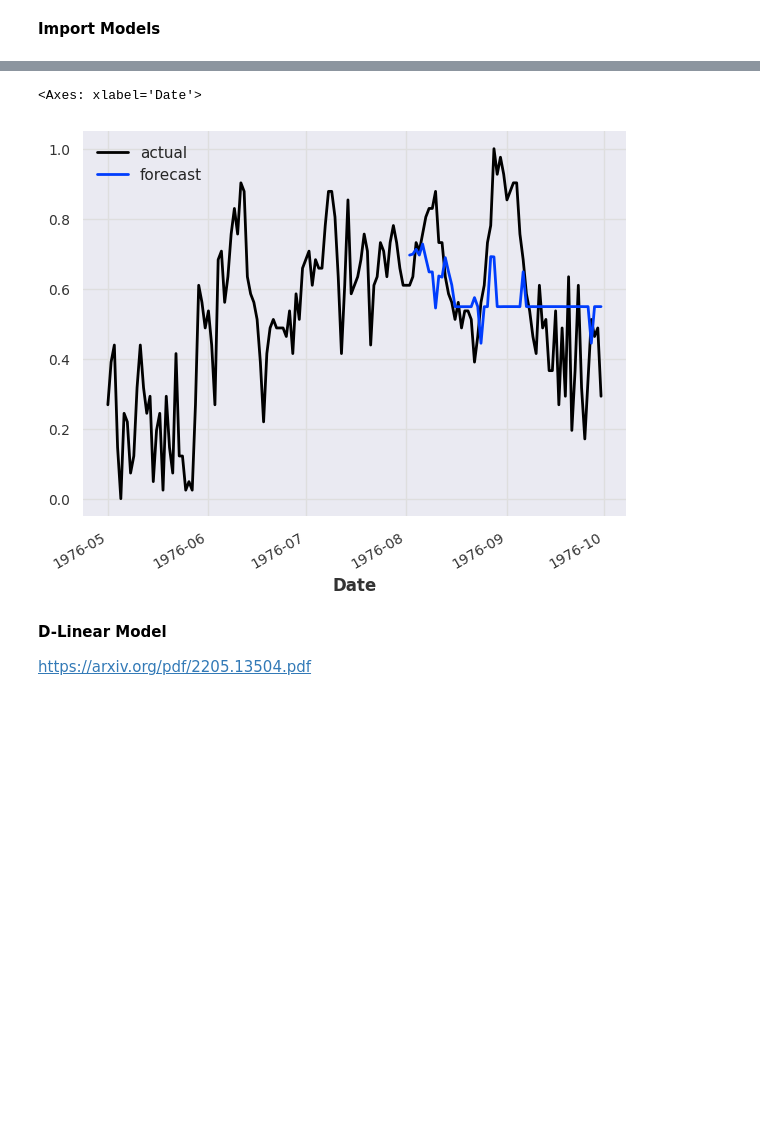
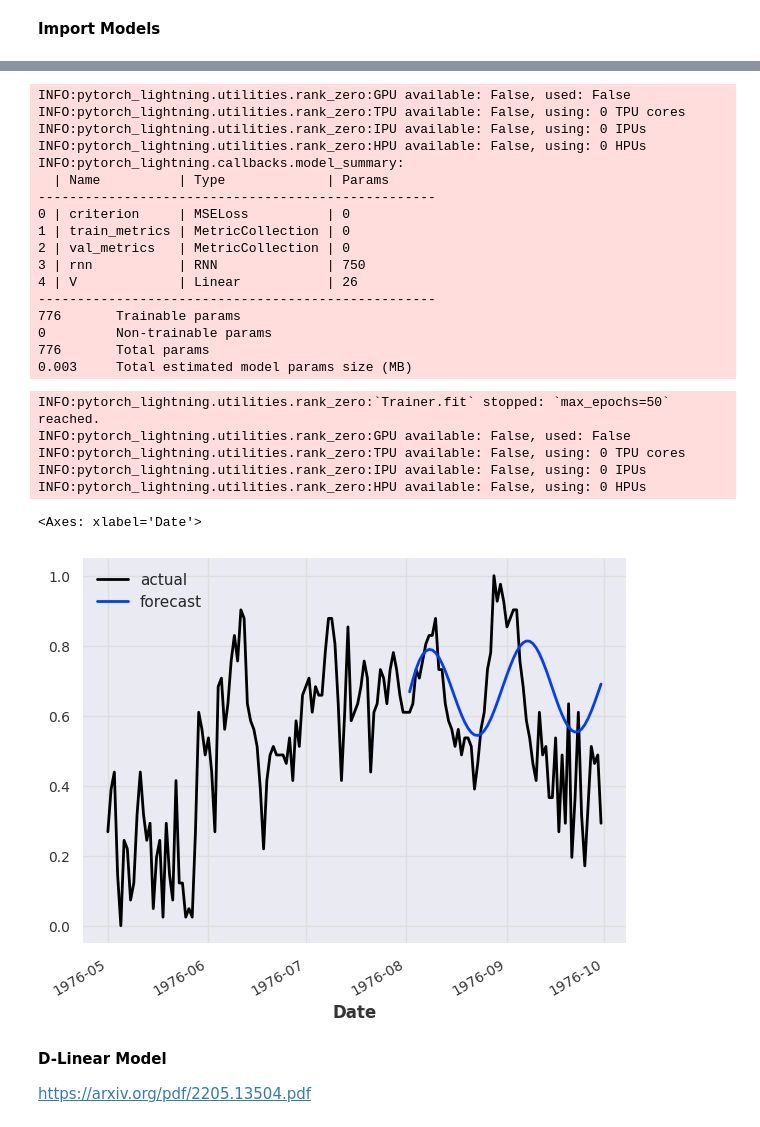
Before and after one commit to myconcordia/A2I2, a Jupyter notebook: Darts_AirQuality.ipynb, the cells around one changed output, grey strips where cells are left out. Cells and saved outputs as stored; diff of their text form; code cells hidden in the pictures; blank space fills up the shorter version.

```diff
--- a/Darts_AirQuality.ipynb
+++ b/Darts_AirQuality.ipynb
@@ -777,0 +882,14 @@ from darts.models import (
+# %%
+# define ARIMA parameters (e.g., p=16, 32, ...)
+model = ARIMA(p=32, d=1, q=2)
+
+# fit ARIMA model
+model.fit(train)
+
+# predict the next 60 instances (n=horizon)
+pred = model.predict(n=60)
+
+# plot the actual data
+series.plot(label="actual")
+# overlay the actual data with the predictions
+pred.plot(label="forecast")
@@ -777,0 +933,14 @@ from darts.models import (
+# %%
+# define random forest model
+model = RandomForest(lags=32, output_chunk_length=12, n_estimators=100, criterion="absolute_error")
+
+# fit ARIMA model
+model.fit(train)
+
+# predict the next 60 instances (n=horizon)
+pred = model.predict(n=60)
+
+# plot the actual data
+series.plot(label="actual")
+# overlay the actual data with the predictions
+pred.plot(label="forecast")
@@ -778,5 +952,5 @@ from darts.models import (
 # %%
-model = XGBModel(lags=7, #  number of lagged target values used to predict the next time step
+model = XGBModel(lags=6, #  number of lagged target values used to predict the next time step
                  n_estimators=100, # number of trees in the model
                 max_depth=6) # maximum depth of the tree - used to control overfitting, too deep and noise of the data will be learned
 
@@ -798,20 +972,45 @@ pred.plot(label="forecast")
 # %%
-from os import preadv
-model = XGBModel(lags=80)
+# optionally, use some future covariates; e.g. the value of the day encoded as a sine and cosine series
+future_cov = datetime_attribute_timeseries(series, "day", cyclic=True, add_length=6)
 
-# fit the xgb model
-model.fit(train)
+#Define the RNN model (“RNN”, “LSTM” or “GRU”))
+model = RNNModel(model="RNN", input_chunk_length=6, training_length=24, n_epochs=50)
+
+#Fit the RNN model
+model.fit(train, future_covariates=future_cov)
 
 # predict the next 60 instances (n=horizon)
-pred = model.predict(n=60)
+pred = model.predict(n=60, future_covariates=future_cov)
 
 # plot the actual data
 series.plot(label="actual")
 # overlay the actual data with the predictions
 pred.plot(label="forecast")
 # %% [output]
-<Axes: xlabel='Date'>
+INFO:pytorch_lightning.utilities.rank_zero:GPU available: False, used: False
+INFO:pytorch_lightning.utilities.rank_zero:TPU available: False, using: 0 TPU cores
+INFO:pytorch_lightning.utilities.rank_zero:IPU available: False, using: 0 IPUs
+INFO:pytorch_lightning.utilities.rank_zero:HPU available: False, using: 0 HPUs
+INFO:pytorch_lightning.callbacks.model_summary:
+  | Name          | Type             | Params
+---------------------------------------------------
+0 | criterion     | MSELoss          | 0
+1 | train_metrics | MetricCollection | 0
+2 | val_metrics   | MetricCollection | 0
+3 | rnn           | RNN              | 750
+4 | V             | Linear           | 26
+---------------------------------------------------
+776       Trainable params
+0         Non-trainable params
+776       Total params
+0.003     Total estimated model params size (MB)
+INFO:pytorch_lightning.utilities.rank_zero:`Trainer.fit` stopped: `max_epochs=50` reached.
+INFO:pytorch_lightning.utilities.rank_zero:GPU available: False, used: False
+INFO:pytorch_lightning.utilities.rank_zero:TPU available: False, using: 0 TPU cores
+INFO:pytorch_lightning.utilities.rank_zero:IPU available: False, using: 0 IPUs
+INFO:pytorch_lightning.utilities.rank_zero:HPU available: False, using: 0 HPUs
+<Axes: xlabel='Date'>
-[figure, old version]
+[figure, new version]
 # %% [markdown]
 **D-Linear Model**
 
```
Also changed, not shown: parts of 38 cells of this notebook.
